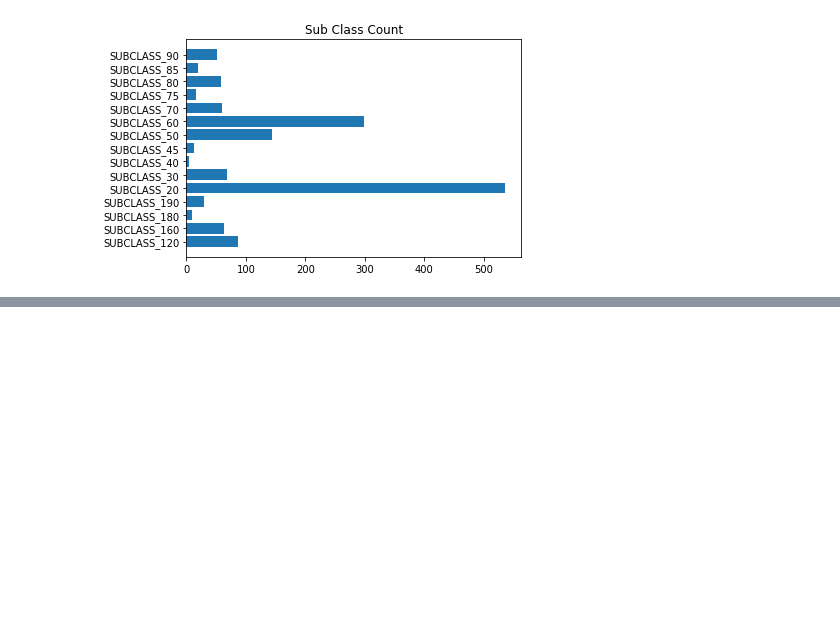
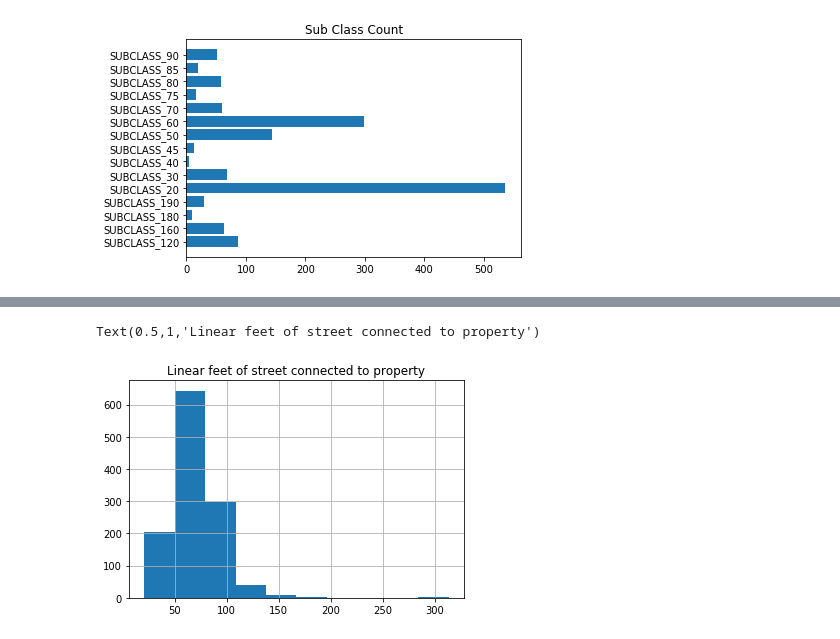
Before and after one commit to angrybayblade/kaggle-house-price-prediction, a Jupyter notebook: EDA.ipynb, the cells around one changed output, grey strips where cells are left out. Drawn from its saved outputs; the diff is of its cells as text; code cells hidden in the pictures; blank space fills up the shorter version.

```diff
--- a/EDA.ipynb
+++ b/EDA.ipynb
@@ -178,0 +195,5 @@ Text(0.5,1,'Sub Class Count')
+# %%
+df.LotFrontage.hist().set_title("Linear feet of street connected to property")
+# %% [output]
+Text(0.5,1,'Linear feet of street connected to property')
+[figure, added]
```
Also changed, not shown: parts of 17 cells of this notebook, 1 other file.
